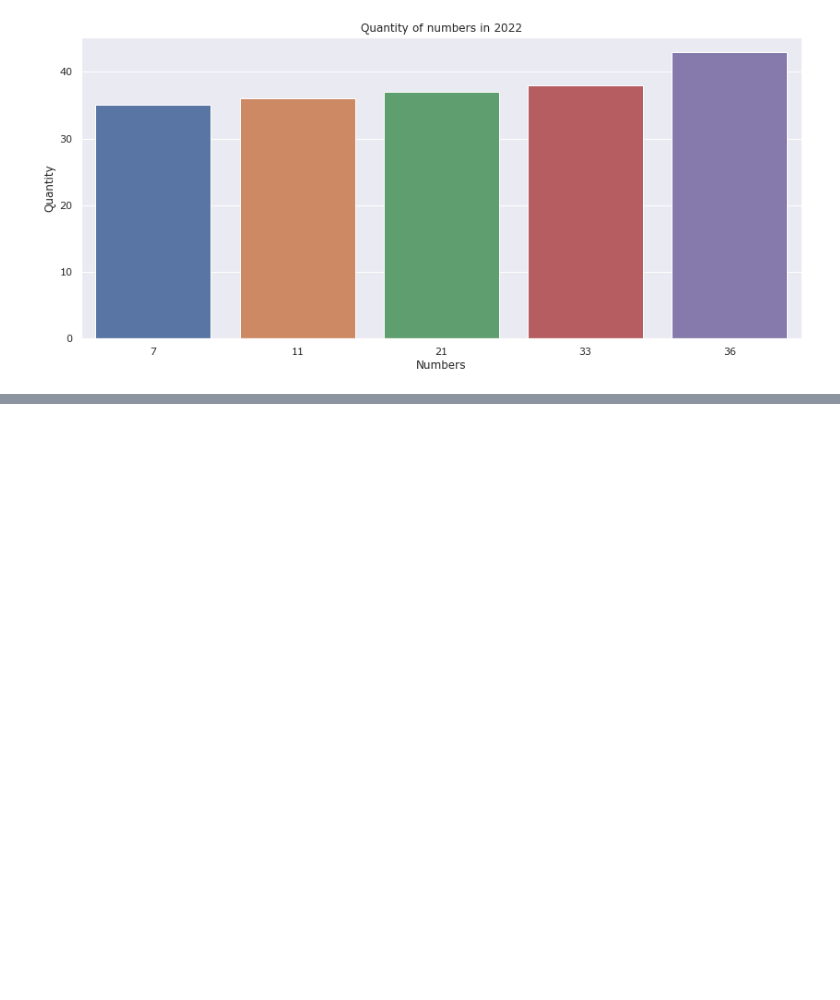
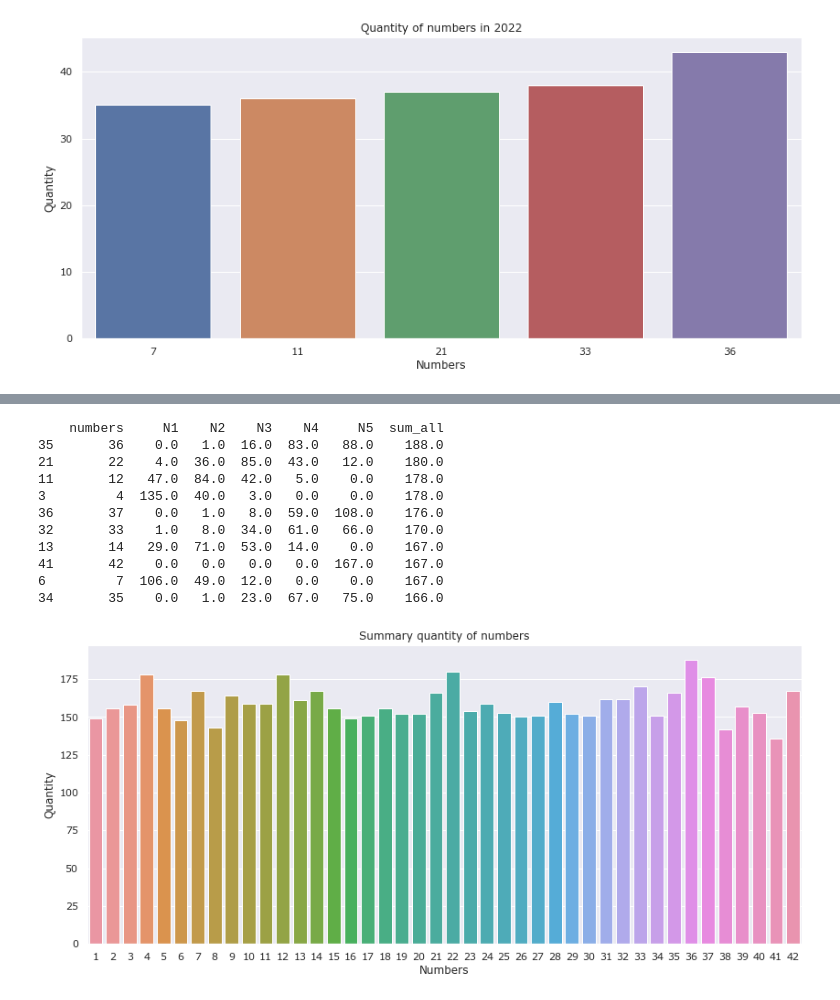
Before and after one commit to JakubWilczek98/mini_lotto-analysis, a Jupyter notebook: analysis.ipynb, the cells around one changed output, grey strips where cells are left out. Cells and saved outputs as stored; diff of their text form; code cells hidden in the pictures; blank space fills up the shorter version.

Commit message:
Summary quantity of numbers

```diff
--- a/analysis.ipynb
+++ b/analysis.ipynb
@@ -230,0 +231,35 @@ print(df_all_quantity_2022.sort_values(by=['sum_all'], ascending=False).head(5))
+# %%
+#Four years summary
+
+summary_quantity = pd.DataFrame(available_numbers, columns = ['numbers'])
+summary_quantity['N1'] = df_all_quantity_2019['N1'] + df_all_quantity_2020['N1'] + df_all_quantity_2021['N1'] + df_all_quantity_2022['N1']
+summary_quantity['N2'] = df_all_quantity_2019['N2'] + df_all_quantity_2020['N2'] + df_all_quantity_2021['N2'] + df_all_quantity_2022['N2']
+summary_quantity['N3'] = df_all_quantity_2019['N3'] + df_all_quantity_2020['N3'] + df_all_quantity_2021['N3'] + df_all_quantity_2022['N3']
+summary_quantity['N4'] = df_all_quantity_2019['N4'] + df_all_quantity_2020['N4'] + df_all_quantity_2021['N4'] + df_all_quantity_2022['N4']
+summary_quantity['N5'] = df_all_quantity_2019['N5'] + df_all_quantity_2020['N5'] + df_all_quantity_2021['N5'] + df_all_quantity_2022['N5']
+
+summary_quantity['sum_all'] = summary_quantity['N1'] + summary_quantity['N2'] + summary_quantity['N3'] + summary_quantity['N4'] + summary_quantity['N5']
+
+plt.figure(figsize=(14, 6))
+sns.set_style("darkgrid")
+sns.set(font="Verdana")
+ax = sns.barplot(x='numbers', y="sum_all", data=summary_quantity.sort_values(by=['sum_all'], ascending=False))
+sns.color_palette()
+plt.ylabel("Quantity")
+plt.xlabel("Numbers")
+plt.title("Summary quantity of numbers")
+
+print(summary_quantity.sort_values(by=['sum_all'], ascending=False).head(10))
+# %% [output]
+    numbers     N1    N2    N3    N4     N5  sum_all
+35       36    0.0   1.0  16.0  83.0   88.0    188.0
+21       22    4.0  36.0  85.0  43.0   12.0    180.0
+11       12   47.0  84.0  42.0   5.0    0.0    178.0
+3         4  135.0  40.0   3.0   0.0    0.0    178.0
+36       37    0.0   1.0   8.0  59.0  108.0    176.0
+32       33    1.0   8.0  34.0  61.0   66.0    170.0
+13       14   29.0  71.0  53.0  14.0    0.0    167.0
+41       42    0.0   0.0   0.0   0.0  167.0    167.0
+6         7  106.0  49.0  12.0   0.0    0.0    167.0
+34       35    0.0   1.0  23.0  67.0   75.0    166.0
+[figure, added]
```
Also changed, not shown: parts of 2 cells of this notebook.
